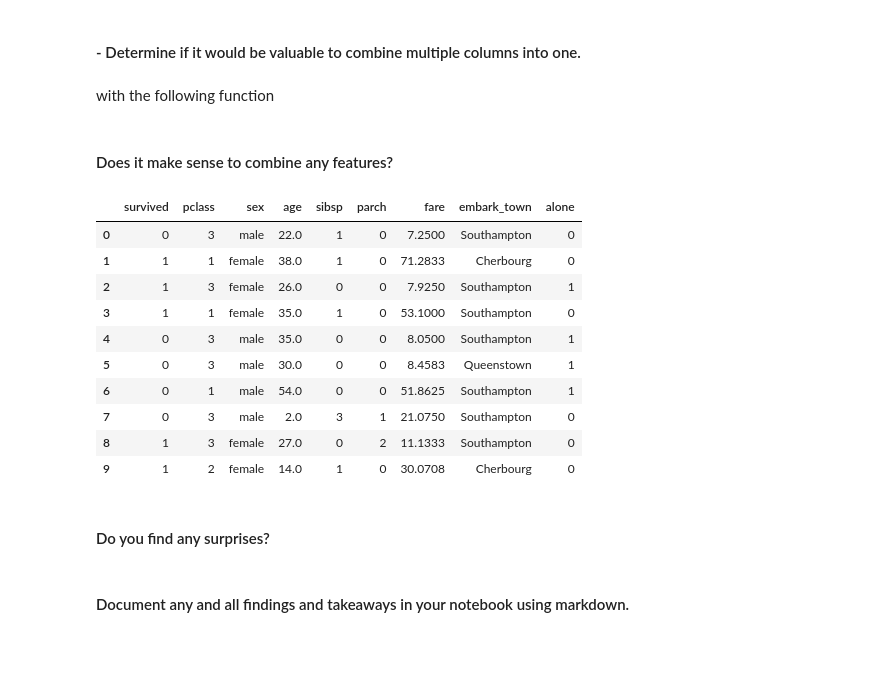
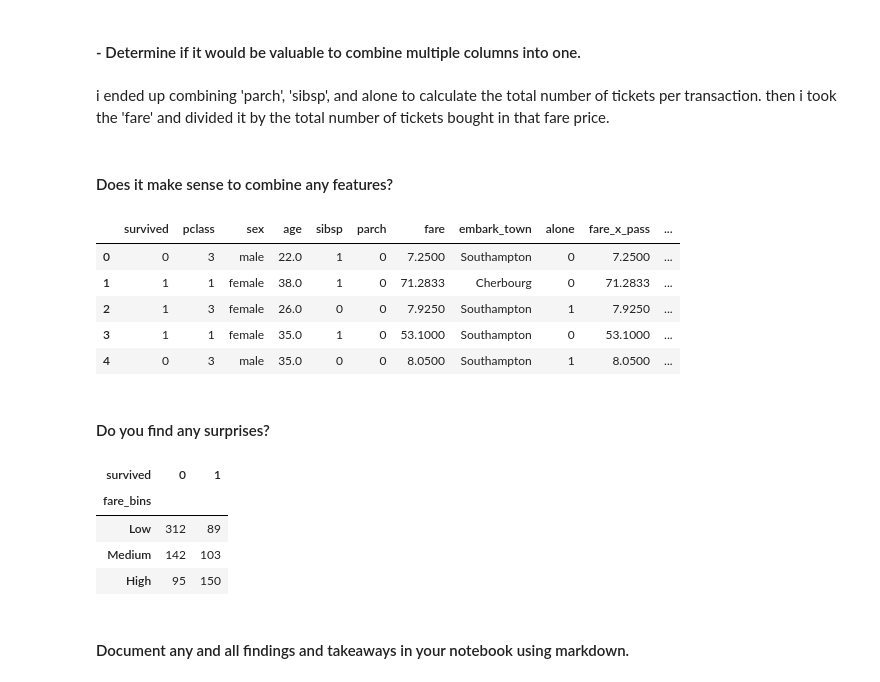
Before and after one commit to Segura-Jorge/classification-exercises, a Jupyter notebook: explore.ipynb, the cells around one changed output. Saved outputs shown, nothing was run; the diff lists cells and outputs as text; code cells hidden in the pictures; blank space fills up the shorter version.

```diff
--- a/explore.ipynb
+++ b/explore.ipynb
@@ -512,3 +512,6 @@ titanic.head()
 titanic.loc[:, 'embark_town'] = titanic.embark_town.fillna('Southampton')
 # %% [markdown]
 #### - Determine if it would be valuable to bin some numeric columns
+# %%
+# added a column that divides fare to the total in tickets bough in that transaction
+titanic['fare_x_pass'] = titanic['fare'] / (titanic['sibsp'] + titanic['parch'] + titanic['alone']).astype(float)
@@ -515,14 +548,9 @@ titanic.loc[:, 'embark_town'] = titanic.embark_town.fillna('Southampton')
 # %%
-# will try to bin fare
-titanic = acq.prep_titanic(acq.get_titanic_data())
-# Define custom bin edges
-bin_edges = [0, 10, 25, 1000]  # Change these values as needed
+# Adjust bin edges if necessary based on the min and max values
+bin_edges = [-1, 9, 26, 520]
 
-# Create bins for 'fare' based on custom bin edges
-titanic['fare_bins'] = pd.cut(titanic['fare'], bins=bin_edges, labels=['Low', 'Medium', 'High'], right=False)
+# Create bins for 'fare_x_pass' based on custom bin edges
+titanic['fare_bins'] = pd.cut(titanic['fare_x_pass'], bins=bin_edges, labels=['Low', 'Medium', 'High'], right=False)
 
-# Create bins for 'fare'
-titanic['fare_bins'] = pd.cut(titanic['fare'], bins=3, labels=['Low', 'Medium', 'High'])
-
-titanic.head(50)
+titanic
 # %% [output]
@@ -558,21 +570,16 @@ pd.crosstab(titanic.fare_bins, titanic.survived)
 # %% [markdown]
 #### - Determine if it would be valuable to combine multiple columns into one.
 # %% [markdown]
-with the following function
+i ended up combining 'parch', 'sibsp', and alone to calculate the total number of tickets per transaction.
+then i took the 'fare' and divided it by the total number of tickets bought in that fare price.
 # %% [markdown]
 #### Does it make sense to combine any features?
 # %%
-titanic = acq.prep_titanic(acq.get_titanic_data())
-titanic.head(10)
+titanic.head()
 # %% [output]
-|  | survived | pclass | sex | age | sibsp | parch | fare | embark_town | alone |
-| 0 | 0 | 3 | male | 22.0 | 1 | 0 | 7.2500 | Southampton | 0 |
-| 1 | 1 | 1 | female | 38.0 | 1 | 0 | 71.2833 | Cherbourg | 0 |
-| 2 | 1 | 3 | female | 26.0 | 0 | 0 | 7.9250 | Southampton | 1 |
-| 3 | 1 | 1 | female | 35.0 | 1 | 0 | 53.1000 | Southampton | 0 |
-| 4 | 0 | 3 | male | 35.0 | 0 | 0 | 8.0500 | Southampton | 1 |
-| 5 | 0 | 3 | male | 30.0 | 0 | 0 | 8.4583 | Queenstown | 1 |
-| 6 | 0 | 1 | male | 54.0 | 0 | 0 | 51.8625 | Southampton | 1 |
-| 7 | 0 | 3 | male | 2.0 | 3 | 1 | 21.0750 | Southampton | 0 |
-| 8 | 1 | 3 | female | 27.0 | 0 | 2 | 11.1333 | Southampton | 0 |
-| 9 | 1 | 2 | female | 14.0 | 1 | 0 | 30.0708 | Cherbourg | 0 |
+|  | survived | pclass | sex | age | sibsp | parch | fare | embark_town | alone | fare_x_pass | ... |
+| 0 | 0 | 3 | male | 22.0 | 1 | 0 | 7.2500 | Southampton | 0 | 7.2500 | ... |
+| 1 | 1 | 1 | female | 38.0 | 1 | 0 | 71.2833 | Cherbourg | 0 | 71.2833 | ... |
+| 2 | 1 | 3 | female | 26.0 | 0 | 0 | 7.9250 | Southampton | 1 | 7.9250 | ... |
+| 3 | 1 | 1 | female | 35.0 | 1 | 0 | 53.1000 | Southampton | 0 | 53.1000 | ... |
+| 4 | 0 | 3 | male | 35.0 | 0 | 0 | 8.0500 | Southampton | 1 | 8.0500 | ... |
@@ -581,4 +586,16 @@ titanic['group_size'] = np.titanic()
 # %% [markdown]
 #### Do you find any surprises?
+# %%
+# Fare total need to be divied into total people in the group
+# Parch and sibsp are related and fare was more than likely combined.
+
+
+pd.crosstab(titanic.fare_bins, titanic.survived)
+# %% [output]
+| survived | 0 | 1 |
+| fare_bins |  |  |
+| Low | 312 | 89 |
+| Medium | 142 | 103 |
+| High | 95 | 150 |
 # %% [markdown]
 #### Document any and all findings and takeaways in your notebook using markdown.
```
Also changed, not shown: parts of 7 cells of this notebook, 3 other files.
